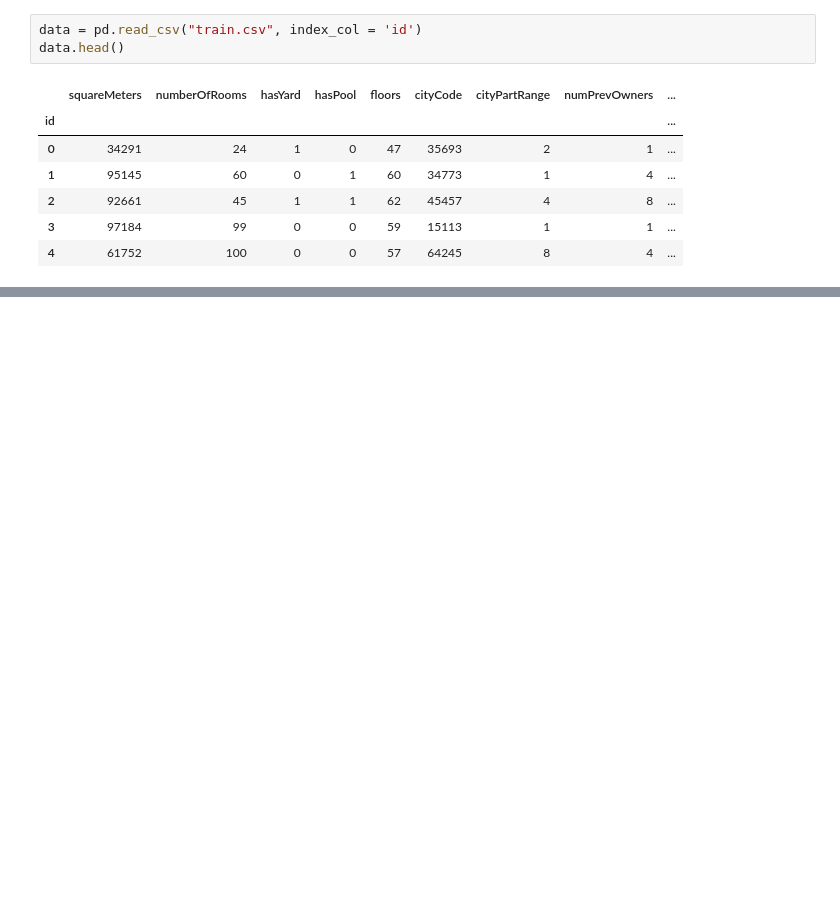
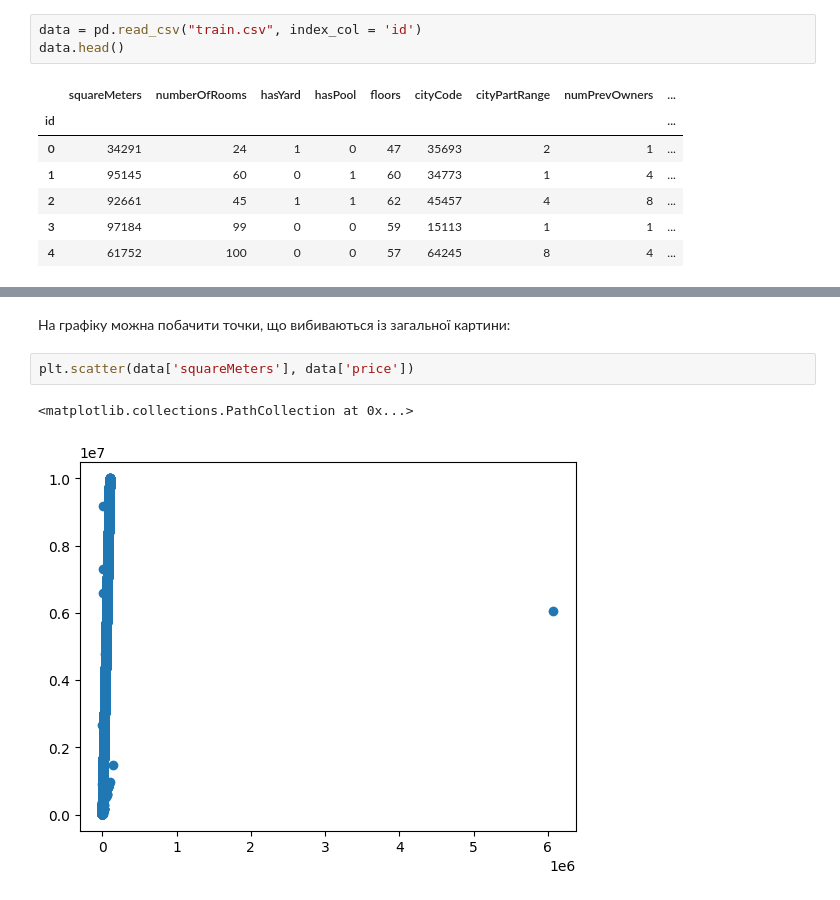
Before and after one commit to Krokha18/ml-intro-labs-2023, a Jupyter notebook: 03-house-pricing-regression/eda-regression.ipynb, the cells around one changed output, grey strips where cells are left out. Saved outputs shown, nothing was run; the diff lists cells and outputs as text; blank space fills up the shorter version.

```diff
--- a/03-house-pricing-regression/eda-regression.ipynb
+++ b/03-house-pricing-regression/eda-regression.ipynb
@@ -36,0 +88,7 @@ data.head()
+# %% [markdown]
+На графіку можна побачити точки, що вибиваються із загальної картини:
+# %%
+plt.scatter(data['squareMeters'], data['price'])
+# %% [output]
+<matplotlib.collections.PathCollection at 0x...>
+[figure, added]
```
Also changed, not shown: parts of 38 cells of this notebook.
